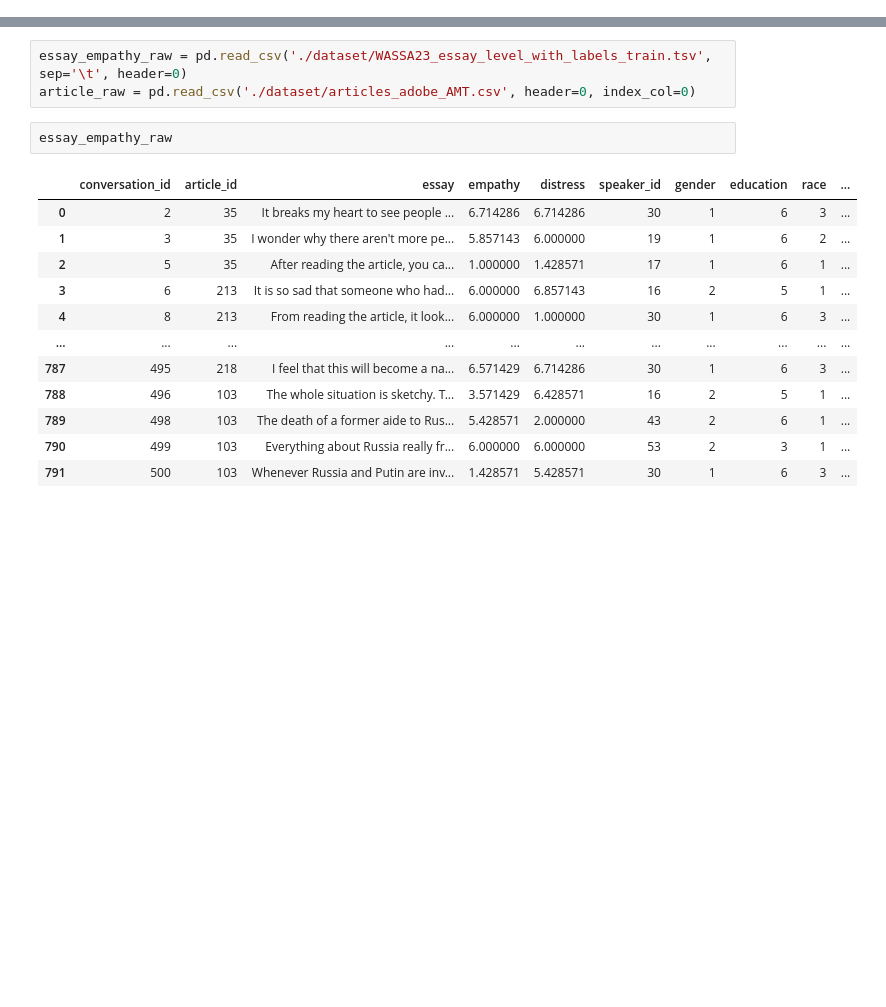
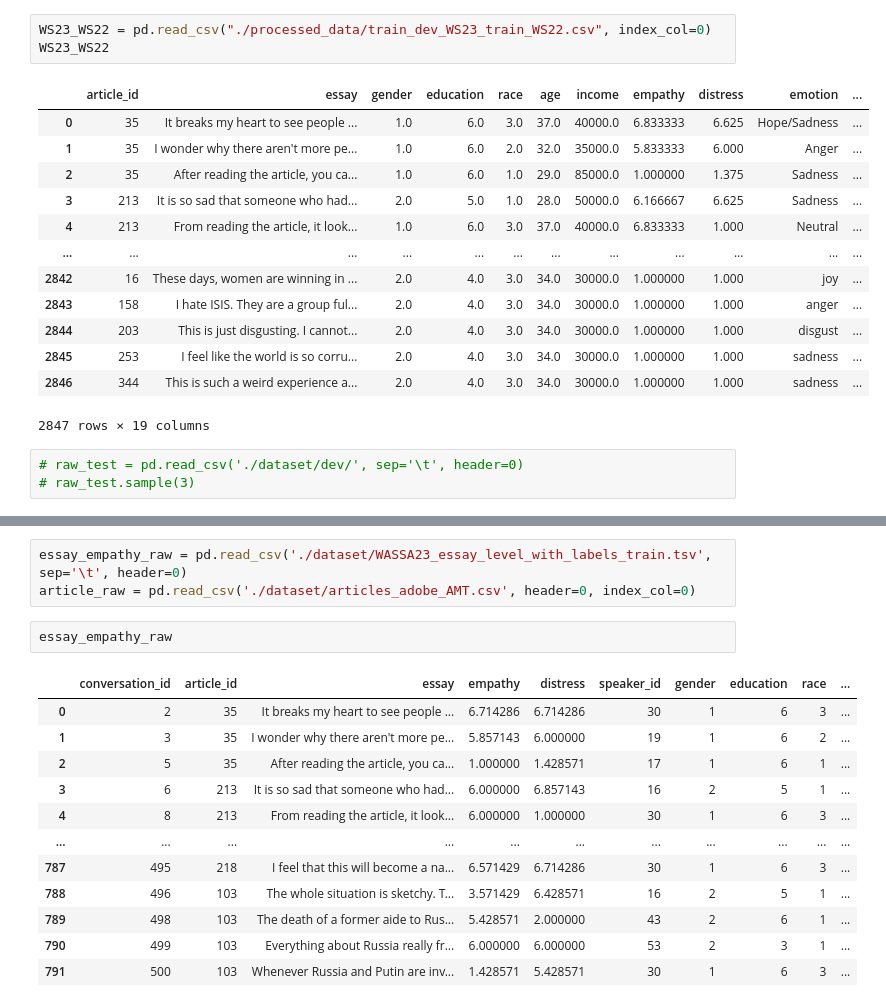
Before and after one commit to hasan-rakibul/WASSA23-empathy-emotion, a Jupyter notebook: preprocessing.ipynb, the cells around one changed output, grey strips where cells are left out. Saved outputs shown, nothing was run; the diff lists cells and outputs as text; blank space fills up the shorter version.

```diff
--- a/preprocessing.ipynb
+++ b/preprocessing.ipynb
@@ -4,0 +39,20 @@ import matplotlib.pyplot as plt
+# %%
+WS23_WS22 = pd.read_csv("./processed_data/train_dev_WS23_train_WS22.csv", index_col=0)
+WS23_WS22
+# %% [output]
+|  | article_id | essay | gender | education | race | age | income | empathy | distress | emotion | ... |
+| 0 | 35 | It breaks my heart to see people ... | 1.0 | 6.0 | 3.0 | 37.0 | 40000.0 | 6.833333 | 6.625 | Hope/Sadness | ... |
+| 1 | 35 | I wonder why there aren't more pe... | 1.0 | 6.0 | 2.0 | 32.0 | 35000.0 | 5.833333 | 6.000 | Anger | ... |
+| 2 | 35 | After reading the article, you ca... | 1.0 | 6.0 | 1.0 | 29.0 | 85000.0 | 1.000000 | 1.375 | Sadness | ... |
+| 3 | 213 | It is so sad that someone who had... | 2.0 | 5.0 | 1.0 | 28.0 | 50000.0 | 6.166667 | 6.625 | Sadness | ... |
+| 4 | 213 | From reading the article, it look... | 1.0 | 6.0 | 3.0 | 37.0 | 40000.0 | 6.833333 | 1.000 | Neutral | ... |
+| ... | ... | ... | ... | ... | ... | ... | ... | ... | ... | ... | ... |
+| 2842 | 16 | These days, women are winning in ... | 2.0 | 4.0 | 3.0 | 34.0 | 30000.0 | 1.000000 | 1.000 | joy | ... |
+| 2843 | 158 | I hate ISIS. They are a group ful... | 2.0 | 4.0 | 3.0 | 34.0 | 30000.0 | 1.000000 | 1.000 | anger | ... |
+| 2844 | 203 | This is just disgusting. I cannot... | 2.0 | 4.0 | 3.0 | 34.0 | 30000.0 | 1.000000 | 1.000 | disgust | ... |
+| 2845 | 253 | I feel like the world is so corru... | 2.0 | 4.0 | 3.0 | 34.0 | 30000.0 | 1.000000 | 1.000 | sadness | ... |
+| 2846 | 344 | This is such a weird experience a... | 2.0 | 4.0 | 3.0 | 34.0 | 30000.0 | 1.000000 | 1.000 | sadness | ... |
+2847 rows × 19 columns
+# %%
+# raw_test = pd.read_csv('./dataset/dev/', sep='\t', header=0)
+# raw_test.sample(3)
```
Also changed, not shown: parts of 11 cells of this notebook, 31 other files.
